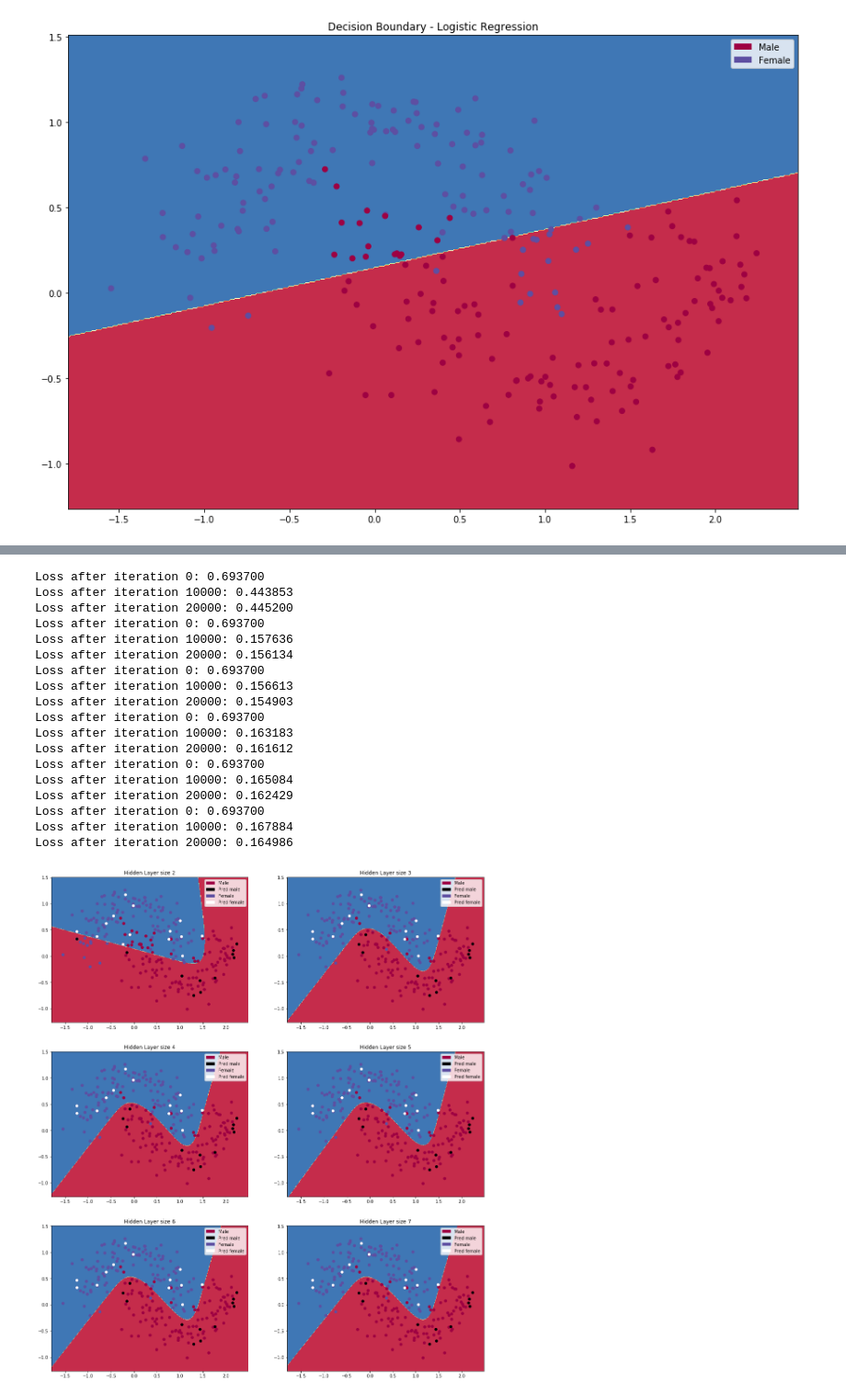
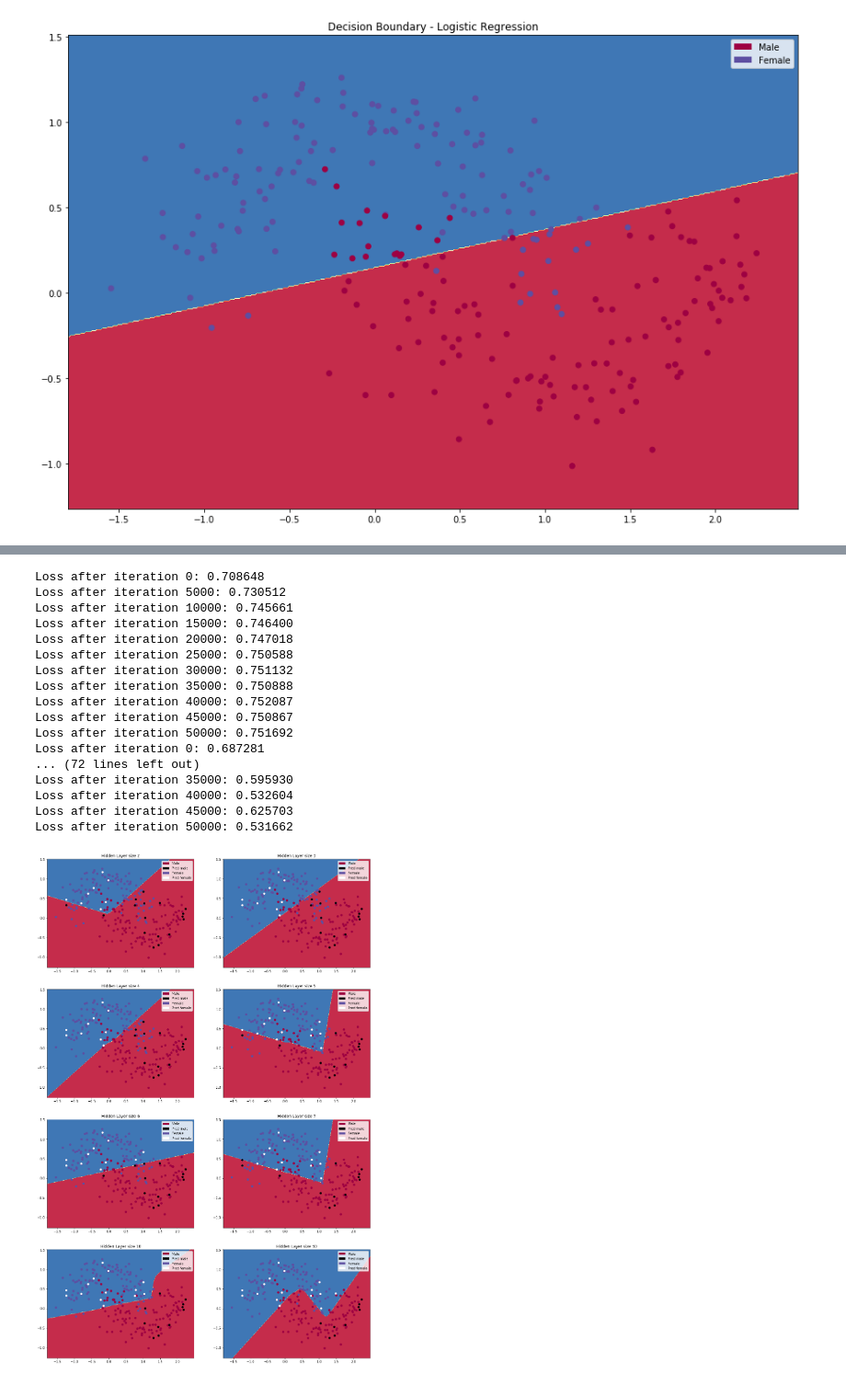
Before and after one commit to FD253/wildml, a Jupyter notebook: nn-from-scratch.ipynb, the cells around one changed output, grey strips where cells are left out. Shown at 92% size. Saved outputs shown, nothing was run; the diff lists cells and outputs as text; code cells hidden in the pictures.

Commit message:
Add ReLU activation function, its derivative and more visualizations

```diff
--- a/nn-from-scratch.ipynb
+++ b/nn-from-scratch.ipynb
@@ -65,6 +65,12 @@ def my_sigmoid(array, backward=False):
         s = my_sigmoid(array)
         return s*(1 - s)
     return 1 / (1 + np.exp(-array))
+# %%
+def my_relu(array, hidden_values=None, backward=False):
+    if backward and hidden_values is not None:
+        array[hidden_values <= 0] = 0
+        return array
+    return np.maximum(0, array)
 # %%
 def my_softmax(array):
     ex = np.exp(array)
@@ -73,7 +79,7 @@ def my_softmax(array):
 def forward_pass(model, X):
     W1, b1, W2, b2 = model['W1'], model['b1'], model['W2'], model['b2']
     z1 = X.dot(W1) + b1
-    a1 = my_tanh(z1)
+    a1 = my_relu(z1)
     z2 = a1.dot(W2) + b2
     return my_softmax(z2), a1
 # %%
@@ -116,10 +122,13 @@ def make_model(X, y, epochs, hidden_size, decay=None, batch_size=None, print_los
         N = len(X) # training set size
 
     model = {}
-    model['W1'] = 1e-4 * np.random.randn(input_size, hidden_size)
+    model['W1'] = np.random.randn(input_size, hidden_size) * np.sqrt(2/N)
     model['b1'] = np.zeros((1, hidden_size))
-    model['W2'] = 1e-4 * np.random.randn(hidden_size, output_size)
+    model['W2'] = np.random.randn(hidden_size, output_size) * np.sqrt(2/N)
     model['b2'] = np.zeros((1, output_size))
+
+    #model['W1'] = 1e-4 * np.random.randn(input_size, hidden_size)
+    #model['W2'] = 1e-4 * np.random.randn(hidden_size, output_size)
 
     for i in range(epochs):
         if batch_size is not None:
@@ -133,7 +142,8 @@ def make_model(X, y, epochs, hidden_size, decay=None, batch_size=None, print_los
         delta3[range(N), y] -= 1
         dW2 = (a1.T).dot(delta3)
         db2 = np.sum(delta3, axis=0, keepdims=True)
-        delta2 = delta3.dot(model['W2'].T) * my_tanh(a1, backward=True)
+        delta2 = delta3.dot(model['W2'].T)
+        delta2 = my_relu(delta2, a1, backward=True)
         dW1 = np.dot(X.T, delta2)
         db1 = np.sum(delta2, axis=0)
 
@@ -187,33 +197,32 @@ show_legend()
 # %%
 plt.figure(figsize=(18, 36))
-hidden_sizes = [2, 3, 4, 5, 6, 7]
+hidden_sizes = [2, 3, 4, 5, 6, 7, 10, 30]
 
 for i, hidden_size in enumerate(hidden_sizes):
     plt.subplot(5, 2, i+1)
     plt.title('Hidden Layer size %d' % hidden_size)
-    model = make_model(X_train, y_train, 20001, hidden_sizes[i], lr=0.02, decay=(0.05, 10000), batch_size=32, print_loss=10000)
+    model = make_model(X_train, y_train, 50001, hidden_sizes[i], lr=0.1, decay=(0.01, 1000), batch_size=32, print_loss=5000)
     predictions = predict(model, X_test)
     plot_decision_boundary(lambda x: predict(model, x))
     plt.scatter(X_test[:,0], X_test[:,1], s=30, c=predictions, cmap=plt.cm.binary)
     show_legend()
 plt.show()
 # %% [output]
-Loss after iteration 0: 0.693700
-Loss after iteration 10000: 0.443853
-Loss after iteration 20000: 0.445200
-Loss after iteration 0: 0.693700
-Loss after iteration 10000: 0.157636
-Loss after iteration 20000: 0.156134
-Loss after iteration 0: 0.693700
-Loss after iteration 10000: 0.156613
-Loss after iteration 20000: 0.154903
-Loss after iteration 0: 0.693700
-Loss after iteration 10000: 0.163183
-Loss after iteration 20000: 0.161612
-Loss after iteration 0: 0.693700
-Loss after iteration 10000: 0.165084
-Loss after iteration 20000: 0.162429
-Loss after iteration 0: 0.693700
-Loss after iteration 10000: 0.167884
-Loss after iteration 20000: 0.164986
+Loss after iteration 0: 0.708648
+Loss after iteration 5000: 0.730512
+Loss after iteration 10000: 0.745661
+Loss after iteration 15000: 0.746400
+Loss after iteration 20000: 0.747018
+Loss after iteration 25000: 0.750588
+Loss after iteration 30000: 0.751132
+Loss after iteration 35000: 0.750888
+Loss after iteration 40000: 0.752087
+Loss after iteration 45000: 0.750867
+Loss after iteration 50000: 0.751692
+Loss after iteration 0: 0.687281
+... (72 lines left out)
+Loss after iteration 35000: 0.595930
+Loss after iteration 40000: 0.532604
+Loss after iteration 45000: 0.625703
+Loss after iteration 50000: 0.531662
-[figure, old version]
+[figure, new version]
```
Also changed, not shown: parts of 3 cells of this notebook.
